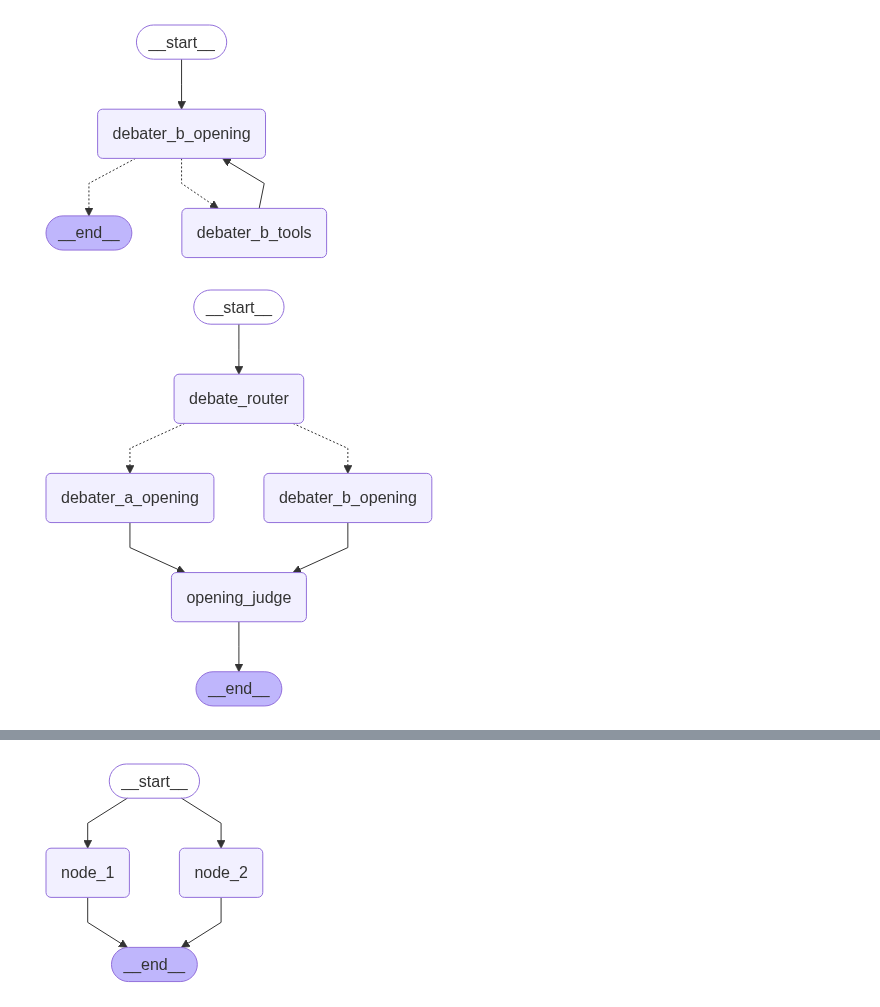
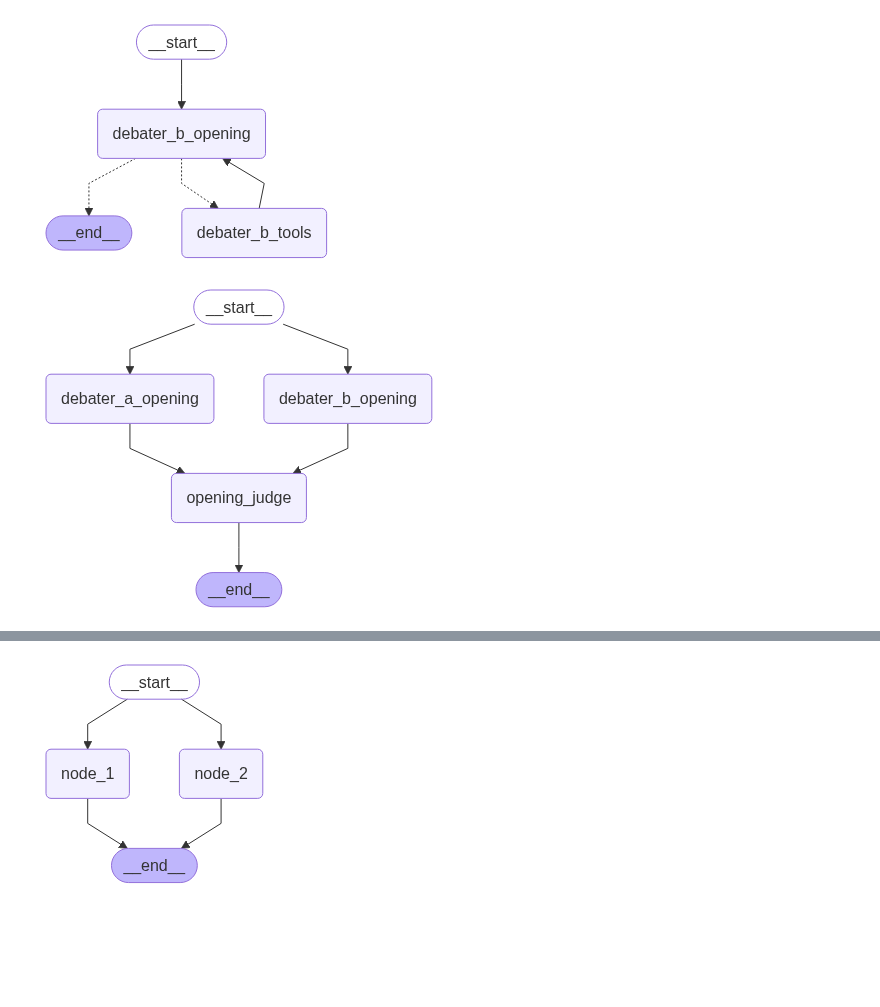
Before and after one commit to YashSax/DebateSimulator, a Jupyter notebook: debating.ipynb, the cells around one changed output, grey strips where cells are left out. Cells and saved outputs as stored; diff of their text form; code cells hidden in the pictures; blank space fills up the shorter version.

Commit message:
No longer need the opening router

```diff
--- a/debating.ipynb
+++ b/debating.ipynb
@@ -241,39 +228,38 @@ def judge_opening(state: DebateState) -> DebateState:
     opening_b = state["messages_b"][-1]
 
     with open("./prompts.yaml", "r") as f:
         judge_prompt_template = yaml.safe_load(f)["opening_statement_judge"]
 
     judge_prompt = judge_prompt_template.format(
         issue=state["issue"],
         position_a=state["position_a"],
         position_b=state["position_b"],
         opening_a=opening_a,
         opening_b=opening_b,
     )
     judge_model_response = llm.invoke([judge_prompt])
 
     return {
         "opening_a": opening_a,
         "opening_b": opening_b,
         "opening_judge_results": judge_model_response
     }
 
 builder = StateGraph(DebateState)
-builder.add_node("debate_router", lambda s: {}) # TODO: I think we can now actually get rid of this
-builder.add_node("debater_a_opening", debater_a_subgraph)
-builder.add_node("debater_b_opening", debater_b_subgraph)
+builder.add_node("debater_a_opening", debater_a_opening_subgraph)
+builder.add_node("debater_b_opening", debater_b_opening_subgraph)
 builder.add_node("opening_judge", judge_opening)
 
-builder.add_edge(START, "debate_router")
-builder.add_conditional_edges("debate_router", debate_opening_router_condition)
+builder.add_edge(START, "debater_a_opening")
+builder.add_edge(START, "debater_b_opening")
 builder.add_edge("debater_a_opening", "opening_judge")
 builder.add_edge("debater_b_opening", "opening_judge")
 builder.add_edge("opening_judge", END)
 
 graph = builder.compile()
 display(Image(graph.get_graph().draw_mermaid_png()))
 # %% [output]
-[figure, old version]
+[figure, new version]
 # %%
 example_input = {
     "issue": "Should Western countries continue providing military aid to Ukraine in its conflict with Russia?",
```
Also changed, not shown: parts of 5 cells of this notebook, 1 other file.
